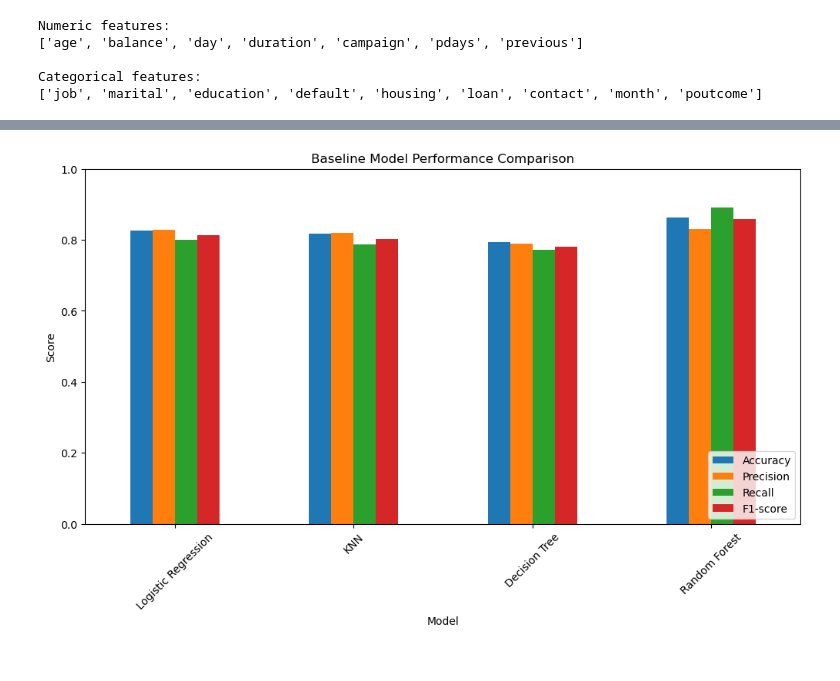
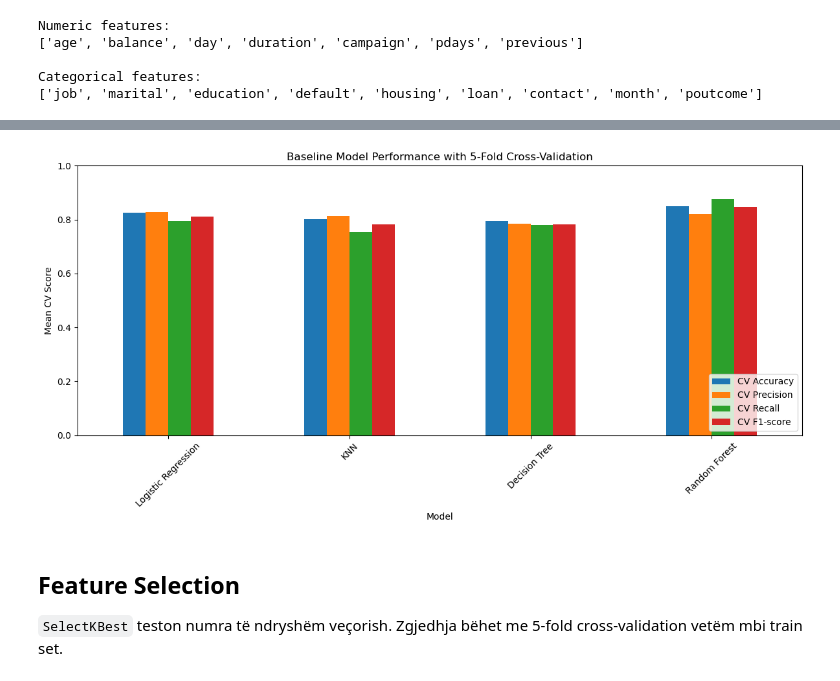
Before and after one commit to erze-haziri/bank-term-deposit-prediction, a Jupyter notebook: bank_term_deposit_analysis.ipynb, the cells around one changed output, grey strips where cells are left out. Drawn from its saved outputs; the diff is of its cells as text; code cells hidden in the pictures.

Commit message:
Resolve notebook issues and complete final ML model evaluation

```diff
--- a/bank_term_deposit_analysis.ipynb
+++ b/bank_term_deposit_analysis.ipynb
@@ -291,8 +336,15 @@ from sklearn.metrics import classification_report, ConfusionMatrixDisplay
 # %%
 baseline_models = {
-    "Logistic Regression": LogisticRegression(max_iter=1000, random_state=42),
+    "Logistic Regression": LogisticRegression(
+        max_iter=1000,
+        random_state=RANDOM_STATE
+    ),
     "KNN": KNeighborsClassifier(),
-    "Decision Tree": DecisionTreeClassifier(random_state=42),
-    "Random Forest": RandomForestClassifier(random_state=42)
+    "Decision Tree": DecisionTreeClassifier(
+        random_state=RANDOM_STATE
+    ),
+    "Random Forest": RandomForestClassifier(
+        random_state=RANDOM_STATE
+    )
 }
 # %%
@@ -337,9 +410,16 @@ baseline_results_df.sort_values(by="F1-score", ascending=False)
 # %%
-for name, pipeline in baseline_pipelines.items():
-    y_pred = pipeline.predict(X_test)
+baseline_results_df.set_index("Model")[
+    ["CV Accuracy", "CV Precision", "CV Recall", "CV F1-score"]
+].plot(
+    kind="bar",
+    figsize=(12, 6)
+)
 
-    print("=" * 60)
-    print(name)
-    print("=" * 60)
-    print(classification_report(y_test, y_pred, target_names=label_encoder.classes_))
+plt.title("Baseline Model Performance with 5-Fold Cross-Validation")
+plt.ylabel("Mean CV Score")
+plt.ylim(0, 1)
+plt.xticks(rotation=45)
+plt.legend(loc="lower right")
+plt.tight_layout()
+plt.show()
 # %% [output]
@@ -380,15 +444,18 @@ for name, pipeline in baseline_pipelines.items():
 # %%
-baseline_results_df.set_index("Model")[["Accuracy", "Precision", "Recall", "F1-score"]].plot(
+baseline_results_df.set_index("Model")[
+    ["CV Accuracy", "CV Precision", "CV Recall", "CV F1-score"]
+].plot(
     kind="bar",
     figsize=(12, 6)
 )
 
-plt.title("Baseline Model Performance Comparison")
-plt.ylabel("Score")
+plt.title("Baseline Model Performance with 5-Fold Cross-Validation")
+plt.ylabel("Mean CV Score")
 plt.ylim(0, 1)
 plt.xticks(rotation=45)
 plt.legend(loc="lower right")
+plt.tight_layout()
 plt.show()
 # %% [output]
-[figure, old version]
+[figure, new version]
 # %%
@@ -407 +464,5 @@ import matplotlib.pyplot as plt
+# %% [markdown]
+## Feature Selection
+
+`SelectKBest` teston numra të ndryshëm veçorish. Zgjedhja bëhet me 5-fold cross-validation vetëm mbi train set.
 # %%
```
Also changed, not shown: parts of 77 cells of this notebook.
